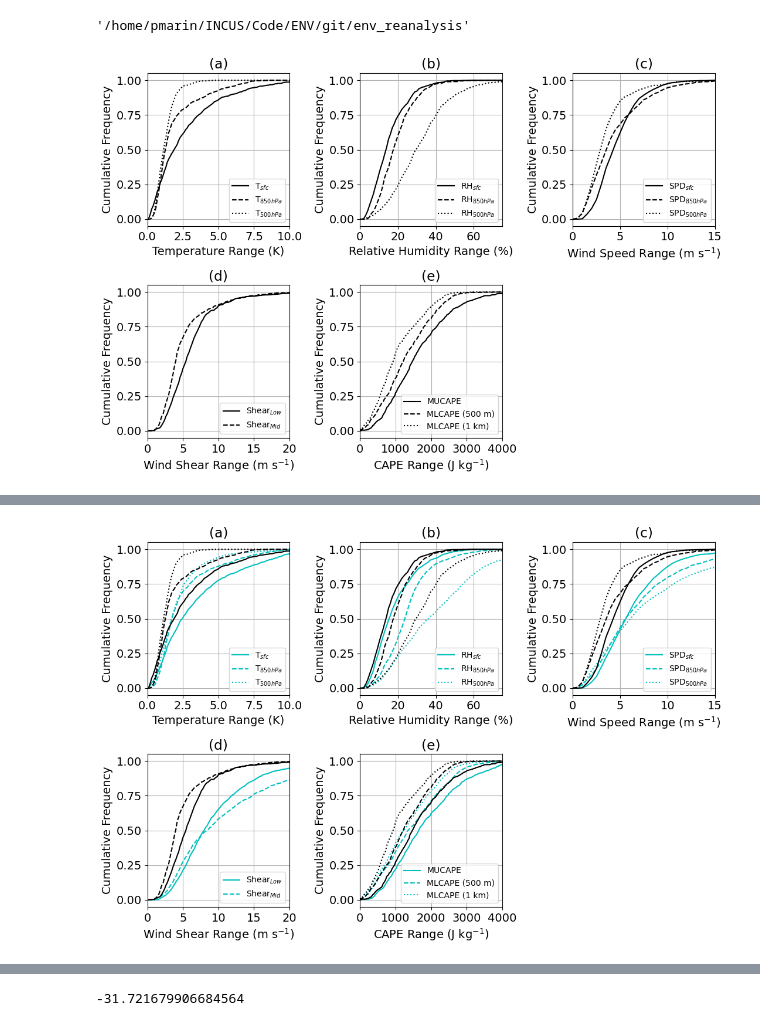
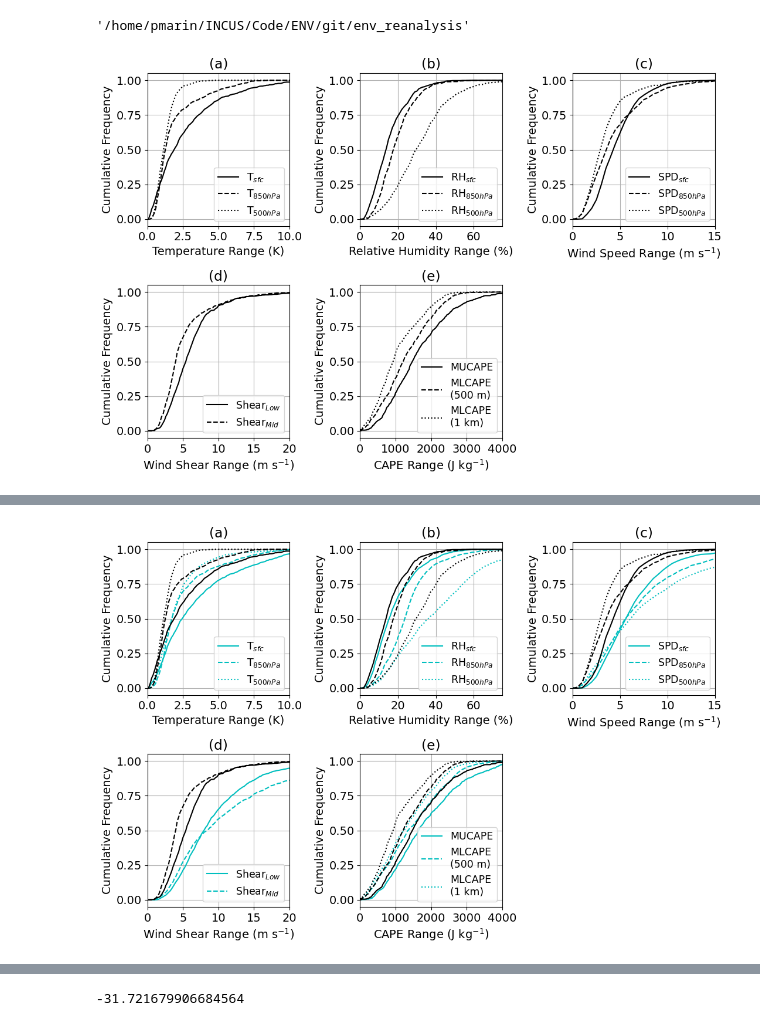
Before and after one commit to pjmarinescu/Analysis-for-Sub-Reanalysis-Scale-Variability-in-Convective-Environments, a Jupyter notebook: Figures/Plot_CumDist_All_Stats.ipynb, the cells around one changed output, grey strips where cells are left out. Saved outputs shown, nothing was run; the diff lists cells and outputs as text; code cells hidden in the pictures.

```diff
--- a/Figures/Plot_CumDist_All_Stats.ipynb
+++ b/Figures/Plot_CumDist_All_Stats.ipynb
@@ -452,8 +452,7 @@ div = 1
 #st = 1 # Statistic to focus on 1 = Standard Deviation
 #stname = 'Stand. Dev. '
 #div = 3
-
-fs= 10
+fs= 12.5 # legend fontsize
 
 
 # Temperature Results
@@ -555,7 +554,7 @@ ax[3].grid()
 ax[3].set_xlim(np.array([0,20])/div)
 
 vararr = [27,25,26]
-vlbl = ['MUCAPE','MLCAPE (500 m)','MLCAPE (1 km)']
+vlbl = ['MUCAPE','MLCAPE\n(500 m)','MLCAPE\n(1 km)']
 vname = 'CAPE'
 sname = stname+'(J kg$^{-1}$)'
 cntc = 0
@@ -581,7 +580,7 @@ plt.tight_layout()
 plt.savefig(savepath+'Figure03'+saveaddf+'.pdf')
 plt.savefig(savepath+'Figure03'+saveaddf+'.png')
 # %% [output]
-[figure, old version]
+[figure, new version]
 # %%
 v = 10
 cccc = 0
@@ -637,7 +636,7 @@ div = 1 # Scaling for plotting
 #stname = 'Stand. Dev. '
 #div = 3
 
-fs= 10 # Fontsize
+fs= 12.5 # Fontsize
 
 
 # Temperature Results
@@ -737,35 +736,35 @@ ax[3].set_title('(d)')
 ax[3].legend(fontsize=fs)
 ax[3].grid()
 ax[3].set_xlim(np.array([0,20])/div)
 
 vararr = [27,25,26]
-vlbl = ['MUCAPE','MLCAPE (500 m)','MLCAPE (1 km)']
+vlbl = ['MUCAPE','MLCAPE\n(500 m)','MLCAPE\n(1 km)']
 vname = 'CAPE'
 sname = stname+'(J kg$^{-1}$)'
 cntc = 0
 for cc in cc_arr:
     cntv = 0
     for v in vararr:
         if cntc == 0:
             ax[4].plot(bins_all[cccc,cc,v,st],cdata_all[cccc,cc,v,st],c = lc[cntc],ls=lss[cntv],label=vlbl[cntv])
         else:
             ax[4].plot(bins_all[cccc,cc,v,st],cdata_all[cccc,cc,v,st],c = lc[cntc],ls=lss[cntv],label='_nolegend_')
         cntv = cntv + 1
     cntc = cntc+1
 
 ax[4].set_xlabel(vname+' '+sname)
 ax[4].set_ylabel('Cumulative Frequency')
 ax[4].set_yticks([0,0.25,0.5,0.75,1.0])
 ax[4].set_title('(e)')
 ax[4].legend(fontsize=fs)
 ax[4].grid()
 ax[4].set_xlim(np.array([0,4000])/div)
 
 plt.tight_layout()
 plt.savefig(savepath+'FigureS02'+saveaddf+'.pdf')
 plt.savefig(savepath+'FigureS02'+saveaddf+'.png')
 # %% [output]
-[figure, old version]
+[figure, new version]
 # %%
 # Calculate median percentage differences between data with and without condensate thresholding
 vrange = [2,3,16,17,18,19,8,9,10,11,12,13,14,15,25,26,27]
```
Also changed, not shown: parts of 1 cell of this notebook, 2 other files.
